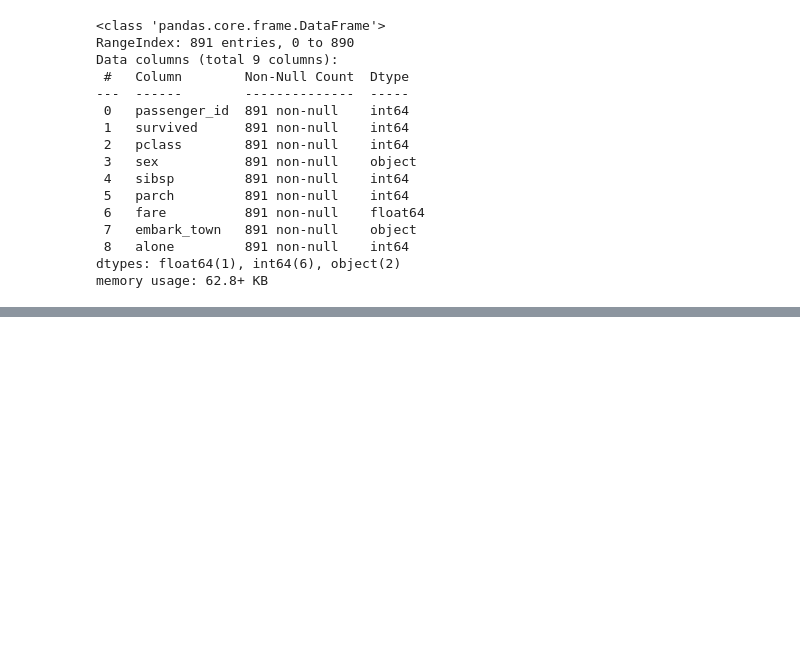
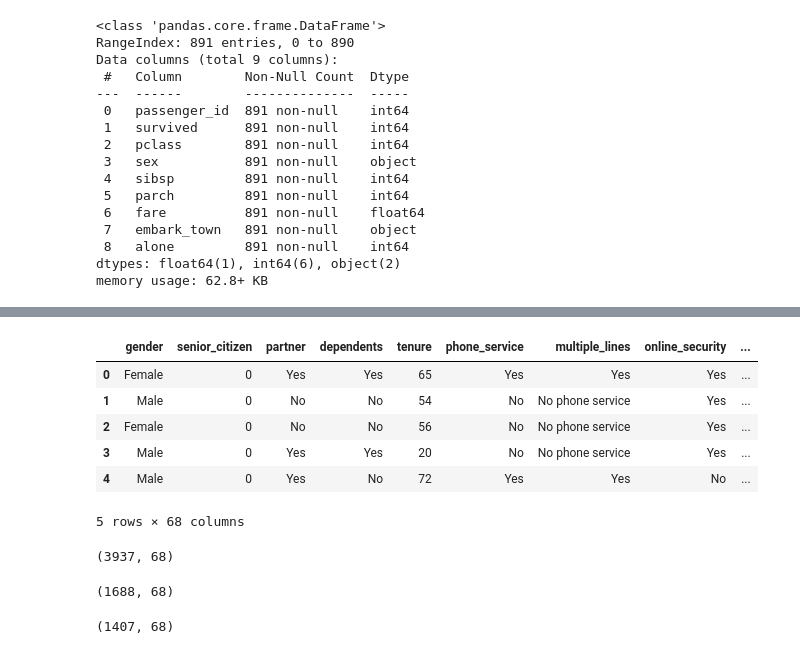
Before and after one commit to Jonessn22/classification-exercises, a Jupyter notebook: data_prep_exercises.ipynb, the cells around one changed output, grey strips where cells are left out. Saved outputs shown, nothing was run; the diff lists cells and outputs as text; code cells hidden in the pictures; blank space fills up the shorter version.

```diff
--- a/data_prep_exercises.ipynb
+++ b/data_prep_exercises.ipynb
@@ -226,0 +398,11 @@ memory usage: 62.8+ KB
+# %%
+df_telco = pd.concat([df_telco, dummy_df], axis = 1)
+df_telco.head()
+# %% [output]
+|  | gender | senior_citizen | partner | dependents | tenure | phone_service | multiple_lines | online_security | ... |
+| 0 | Female | 0 | Yes | Yes | 65 | Yes | Yes | Yes | ... |
+| 1 | Male | 0 | No | No | 54 | No | No phone service | Yes | ... |
+| 2 | Female | 0 | No | No | 56 | No | No phone service | Yes | ... |
+| 3 | Male | 0 | Yes | Yes | 20 | No | No phone service | Yes | ... |
+| 4 | Male | 0 | Yes | No | 72 | Yes | Yes | No | ... |
+5 rows × 68 columns
@@ -226,0 +417,12 @@ memory usage: 62.8+ KB
+# %%
+train.shape
+# %% [output]
+(3937, 68)
+# %%
+validate.shape
+# %% [output]
+(1688, 68)
+# %%
+test.shape
+# %% [output]
+(1407, 68)
```
Also changed, not shown: parts of 18 cells of this notebook, 1 other file.
